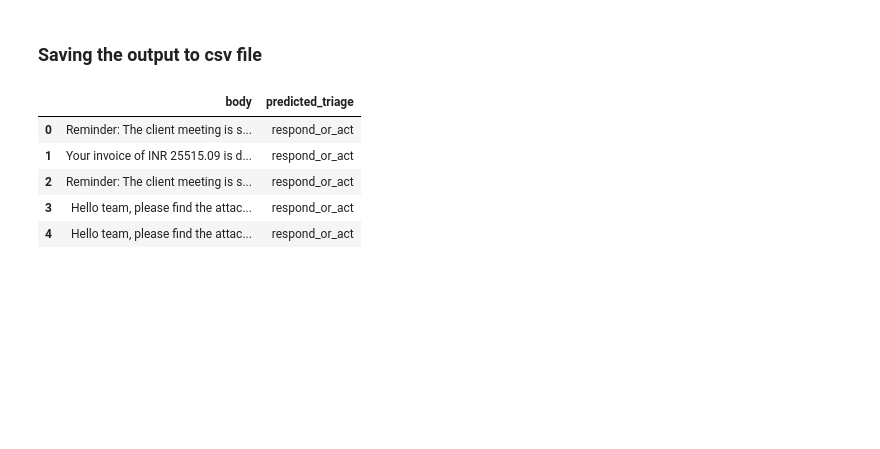
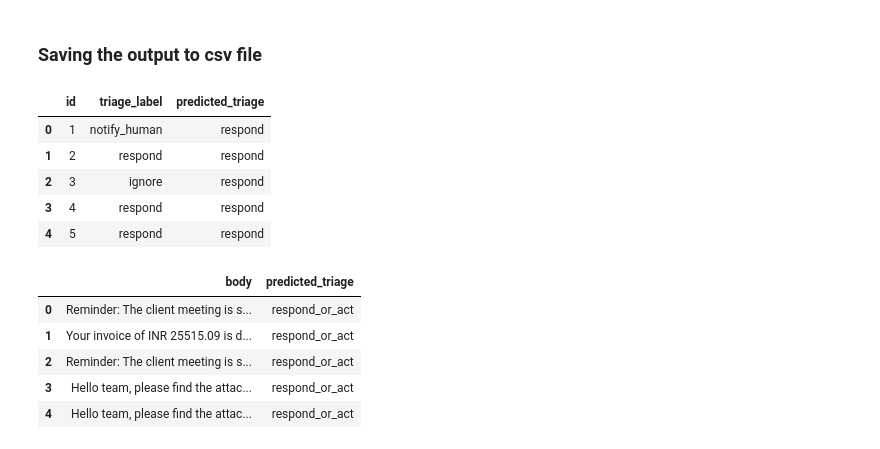
Before and after one commit to springboardmentor74219x/infosys-langgraph-email-assistant-group2, a Jupyter notebook: notebook/milestone1_lingaeswari.ipynb, the cells around one changed output. Cells and saved outputs as stored; diff of their text form; code cells hidden in the pictures; blank space fills up the shorter version.

```diff
--- a/notebook/milestone1_lingaeswari.ipynb
+++ b/notebook/milestone1_lingaeswari.ipynb
@@ -288,3 +287,25 @@ Sample ignore rows:
 # 6. Save results for submission
 OUT = r"C:/Users/Deepalakshmi/Downloads/data/milestone1_output_lingaeswari.csv"
 df.to_csv(OUT, index=False)
+# %%
+def read_calender() ->str:
+    return "No meetings scheduled."
+def send_auto_reply() -> str:
+    return "Auto-reply sent."
+# %%
+def react_agent(email: Dict) -> Dict:
+    thought = "Classify email intent using triage rules."
+
+    action = triage_email(email["subject"],email["body"])
+
+    if action == "respond":
+        observation = send_auto_reply()
+    elif action == "notify_human":
+        observation = "Human notified."
+    else:
+        observation = "Email ignored."
+    return {
+        "thought":thought,
+        "action": action,
+        "observation": observation
+    }
@@ -291,3 +350,21 @@ df.to_csv(OUT, index=False)
+# %%
+results: List[Dict] = []
+for _, row in df.iterrows():
+    agent_result = react_agent(row)
+    results.append({
+        "id" :row["id"],
+        "triage_label" : row["triage_label"],
+        "predicted_triage": agent_result["action"]
+        })
+df_results = pd.DataFrame(results)
+df_results.head()
+# %% [output]
+|  | id | triage_label | predicted_triage |
+| 0 | 1 | notify_human | respond |
+| 1 | 2 | respond | respond |
+| 2 | 3 | ignore | respond |
+| 3 | 4 | respond | respond |
+| 4 | 5 | respond | respond |
 # %%
 df['predicted_triage'] = df['clean_text'].apply(triage_rule)
 df[['body','predicted_triage']].head()
```
Also changed, not shown: parts of 5 cells of this notebook.
